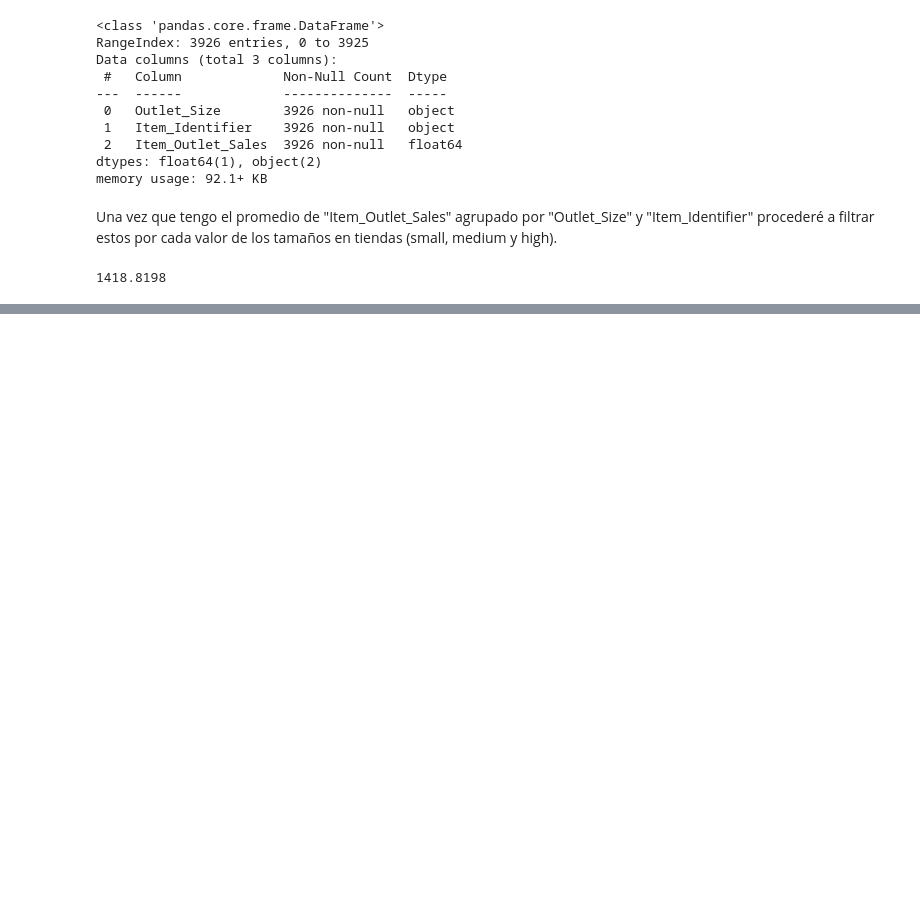
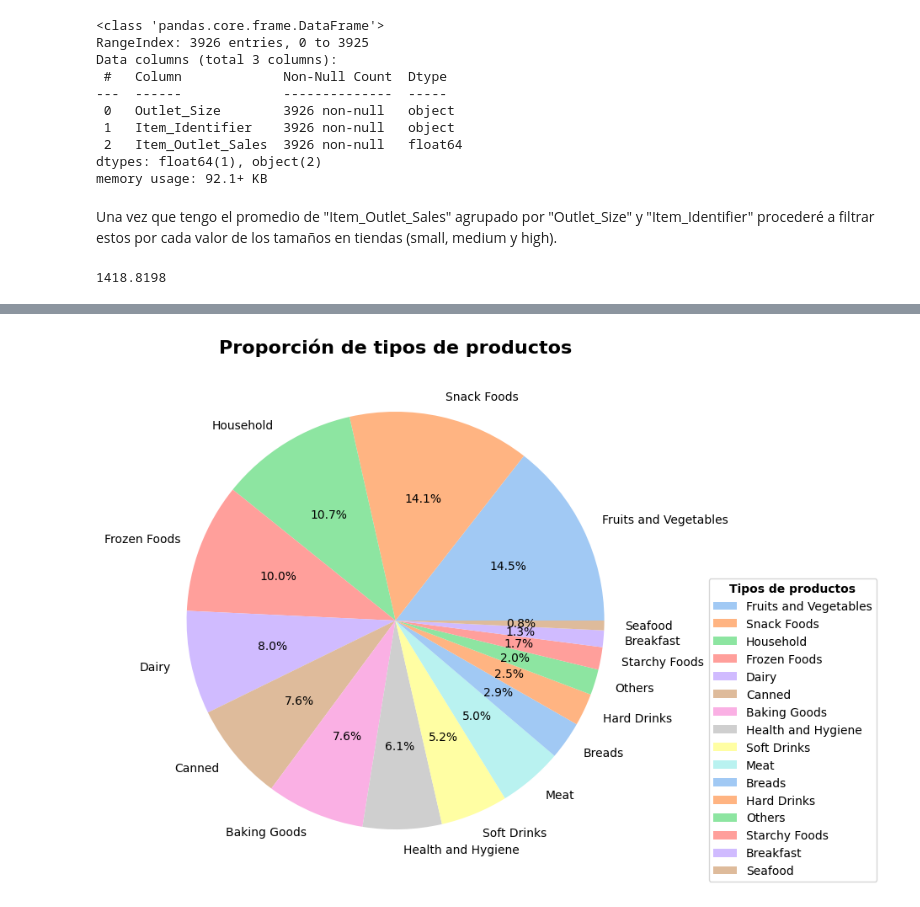
Before and after one commit to betsyvies/food-sales-predictions, a Jupyter notebook: food_sales_predictions.ipynb, the cells around one changed output, grey strips where cells are left out. Saved outputs shown, nothing was run; the diff lists cells and outputs as text; code cells hidden in the pictures; blank space fills up the shorter version.

```diff
--- a/food_sales_predictions.ipynb
+++ b/food_sales_predictions.ipynb
@@ -410,0 +426,23 @@ sns.heatmap(corr, cmap = 'Greens', annot=True)
+# %%
+item_type_counts = df['Item_Type'].value_counts()
+# %%
+# Crear gráfico de torta
+plt.figure(figsize=(8, 10))
+
+# Establecer paleta de colores
+sns.set_palette('pastel')
+plt.pie(item_type_counts, labels=item_type_counts.index, autopct='%1.1f%%')
+
+# Agregar titulo
+plt.title('Proporción de tipos de productos', fontsize=16, weight='bold')
+
+# Agregar leyenda
+legend = plt.legend(title='Tipos de productos', loc=(1.1, 0))
+
+# Ajustar el título de la leyenda para que sea negrita
+plt.setp(legend.get_title(), fontweight='bold')
+
+# Mostrar el gráfico
+plt.show()
+# %% [output]
+[figure, added]
```
Also changed, not shown: parts of 12 cells of this notebook.
